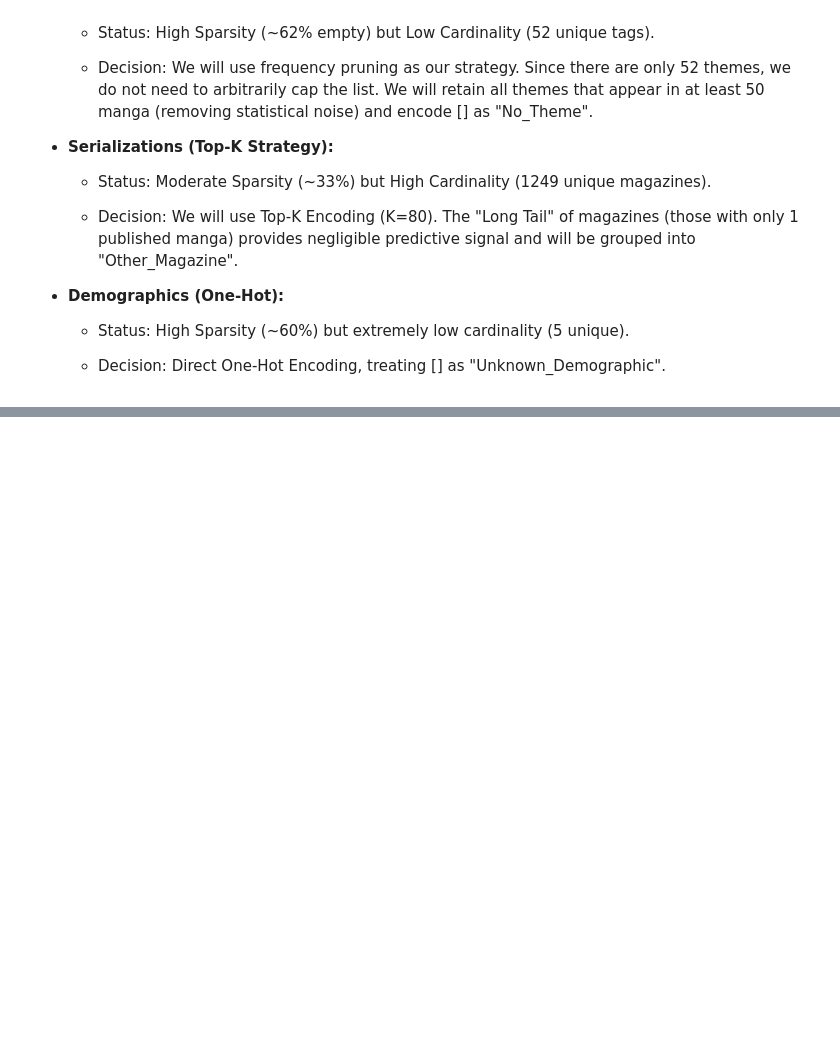
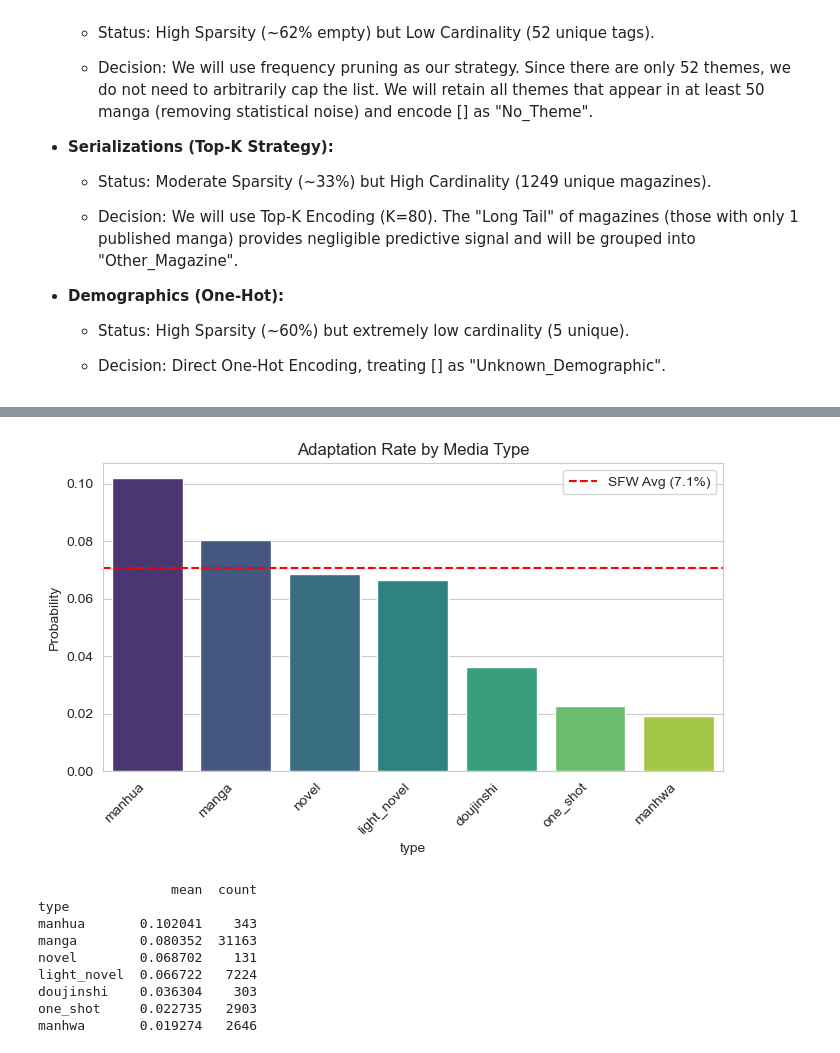
Before and after one commit to kennethyyoung/MyAnimeList_Manga_Analysis, a Jupyter notebook: notebooks/analysis.ipynb, the cells around one changed output, grey strips where cells are left out. Drawn from its saved outputs; the diff is of its cells as text; code cells hidden in the pictures; blank space fills up the shorter version.

```diff
--- a/notebooks/analysis.ipynb
+++ b/notebooks/analysis.ipynb
@@ -800,0 +881,40 @@ Baseline Accuracy (Null Model): 94.20%
+# %%
+# Create SFW View for this section
+target_df = manga_df[manga_df['sfw'] == True].copy()
+
+# Create box plot based on adaptation rate by feature
+def plot_adaptation_rate(df, col, title, min_threshold=100):
+    # Calculate stats
+    stats = df.groupby(col)['is_adapted'].agg(['mean', 'count'])
+    # Filter rare categories
+    stats = stats[stats['count'] > min_threshold].sort_values(by='mean', ascending=False)
+
+    plt.figure(figsize=(8, 4))
+    sns.barplot(x=stats.index, y=stats['mean'], palette='viridis', hue=stats.index, legend=False)
+
+    # Add Baseline
+    global_rate = df['is_adapted'].mean()
+    plt.axhline(global_rate, color='red', linestyle='--', label=f'SFW Avg ({global_rate:.1%})')
+
+    plt.title(title)
+    plt.ylabel("Probability")
+    plt.xticks(rotation=45, ha='right')
+    plt.legend()
+    plt.show()
+
+    return stats
+# %%
+# Run for Type
+type_stats = plot_adaptation_rate(target_df, 'type', "Adaptation Rate by Media Type")
+print(type_stats)
+# %% [output]
+[figure, added]
+                 mean  count
+type
+manhua       0.102041    343
+manga        0.080352  31163
+novel        0.068702    131
+light_novel  0.066722   7224
+doujinshi    0.036304    303
+one_shot     0.022735   2903
+manhwa       0.019274   2646
```
Also changed, not shown: parts of 13 cells of this notebook.
